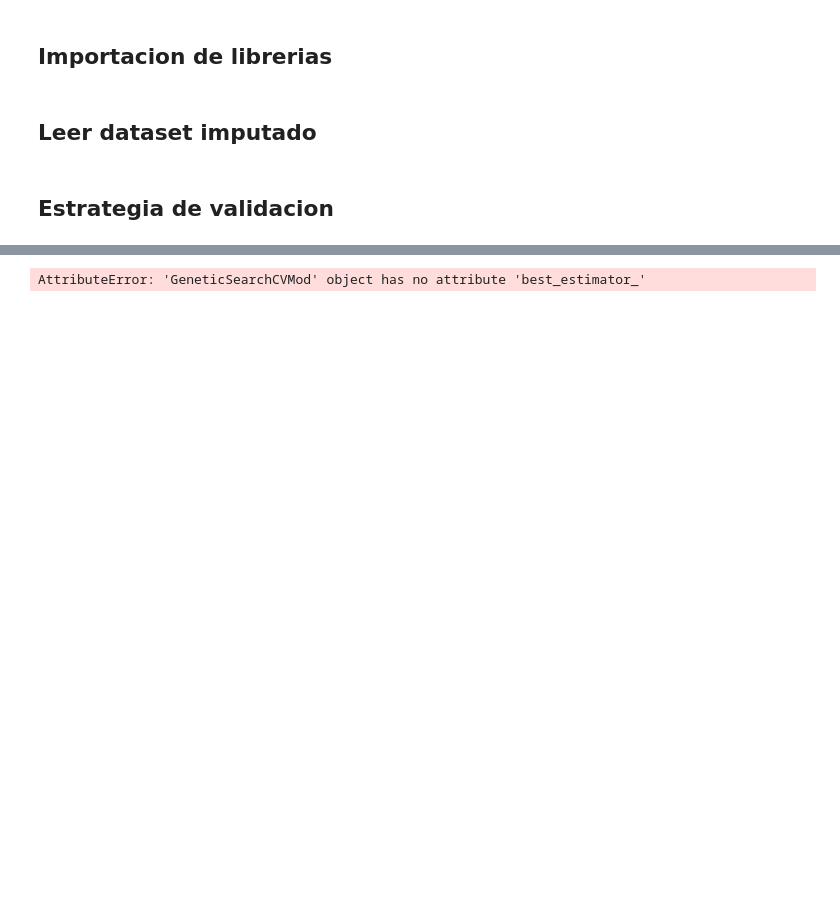
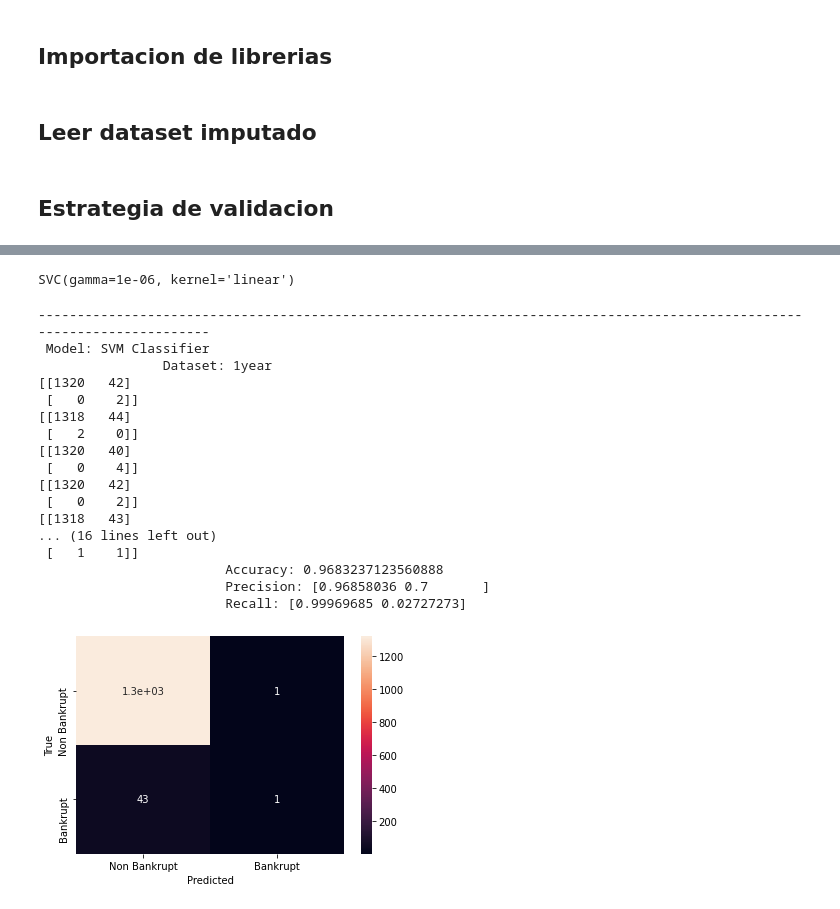
Before and after one commit to Project-ML-PUCP/BankruptcyTaiwan, a Jupyter notebook: 03. Codigo/03.5. Modeling - GA+SVM.ipynb, the cells around one changed output, grey strips where cells are left out. Drawn from its saved outputs; the diff is of its cells as text; code cells hidden in the pictures; blank space fills up the shorter version.

```diff
--- a/03. Codigo/03.5. Modeling - GA+SVM.ipynb
+++ b/03. Codigo/03.5. Modeling - GA+SVM.ipynb
@@ -49,21 +46,23 @@ def split_features_labels(df):
 # %% [markdown]
 ## Estrategia de validacion
 # %%
-# K-Fold Cross Validation
+# Validación cruzada mediante K-fold estratificado
 def kfold_cv(k, X, y, verbose=False):
-    X = X.values  # Features
-    y = y.values  # Labels
-    kf = KFold(n_splits=k, shuffle=False, random_state=42)
+    X = X.values  # Variables
+    y = y.values  # Etiquetas
+    kf = StratifiedKFold(n_splits=k, shuffle=False, random_state=42)
+    # inicializamos los sets vacios
     X_train = []
     y_train = []
     X_test = []
     y_test = []
-
-    for train_index, test_index in kf.split(X):
+    # usamos el split
+    for train_index, test_index in kf.split(X,y):
         X_train.append(X[train_index])
         y_train.append(y[train_index])
         X_test.append(X[test_index])
         y_test.append(y[test_index])
     return X_train, y_train, X_test, y_test
+# seteamos la semilla para tener valores random predecibles
 seed = 7
 # %%
@@ -301,15 +323,36 @@ if load == 0:
 if load:
   cv_svm = joblib.load(os.path.join('modelos','Modelo_SVM.pkl'))
   cs_svm_ga = joblib.load(os.path.join('modelos','Modelo_GA_SVM.pkl'))
+# %%
+cs_svm_ga.best_estimator_
+# %% [output]
+SVC(gamma=1e-06, kernel='linear')
 # %%
 svm = cv_svm.best_estimator_
-svm_ga = cv_svm_ga.
+svm_ga = cs_svm_ga.best_estimator_
 models_dictionary2 = OrderedDict()
 models_dictionary2['SVM'] = svm
 models_dictionary2['SVM+GA'] = svm_ga
-# %% [output]
-AttributeError: 'GeneticSearchCVMod' object has no attribute 'best_estimator_'
 # %%
-# ideally 5 fold cross validation yielded better results
-results2 = perform_data_modeling(models_dictionary2, mean_imputed_df, verbose=True, k_folds=5)
+# Cross validación con 5 sets
+results2 = perform_data_modeling(models_dictionary2, median_imputed_df, verbose=True, k_folds=5)
+# %% [output]
+------------------------------------------------------------------------------------------------------------------------
+ Model: SVM Classifier
+                Dataset: 1year
+[[1320   42]
+ [   0    2]]
+[[1318   44]
+ [   2    0]]
+[[1320   40]
+ [   0    4]]
+[[1320   42]
+ [   0    2]]
+[[1318   43]
+... (16 lines left out)
+ [   1    1]]
+                        Accuracy: 0.9683237123560888
+                        Precision: [0.96858036 0.7       ]
+                        Recall: [0.99969685 0.02727273]
+[figure, added]
 # %%
```
Also changed, not shown: parts of 17 cells of this notebook.
